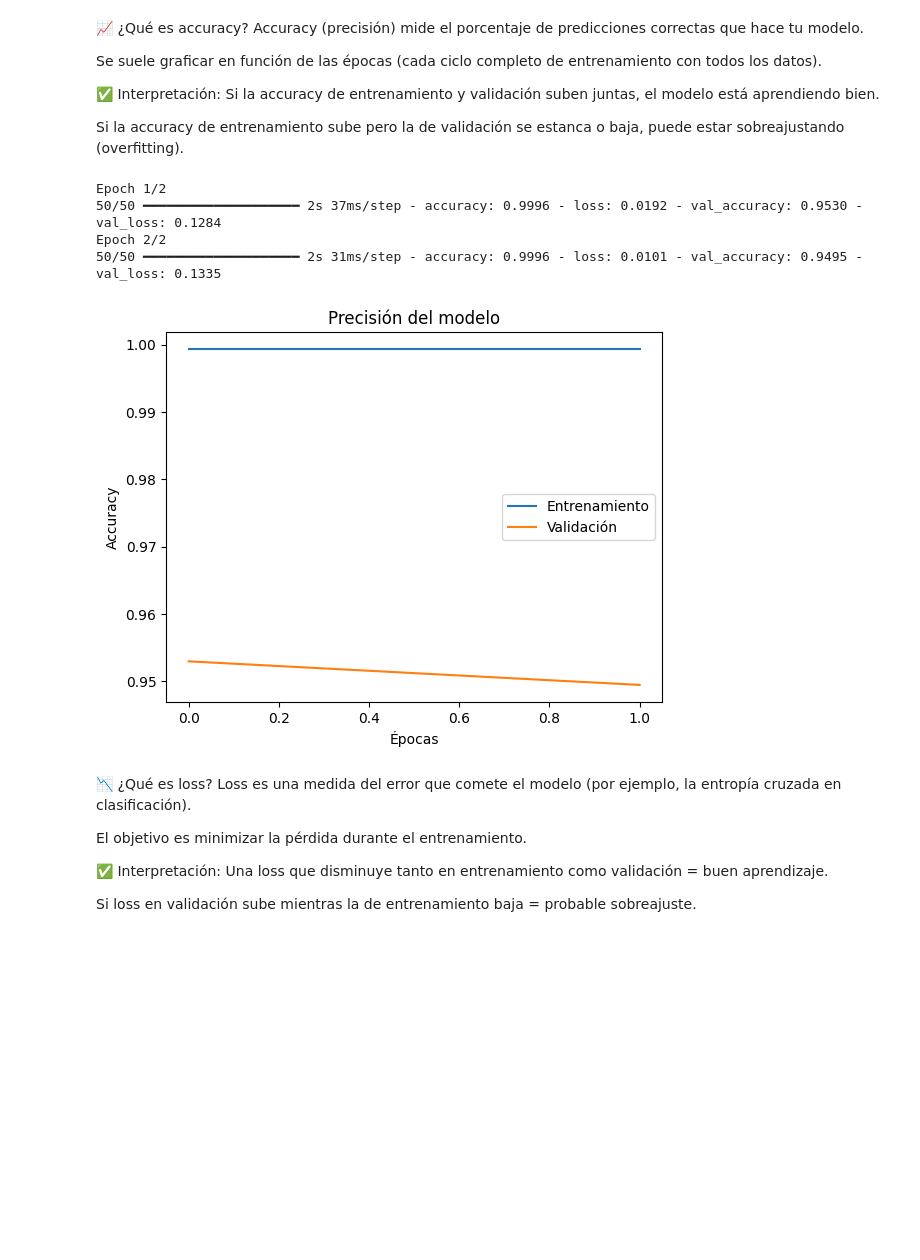
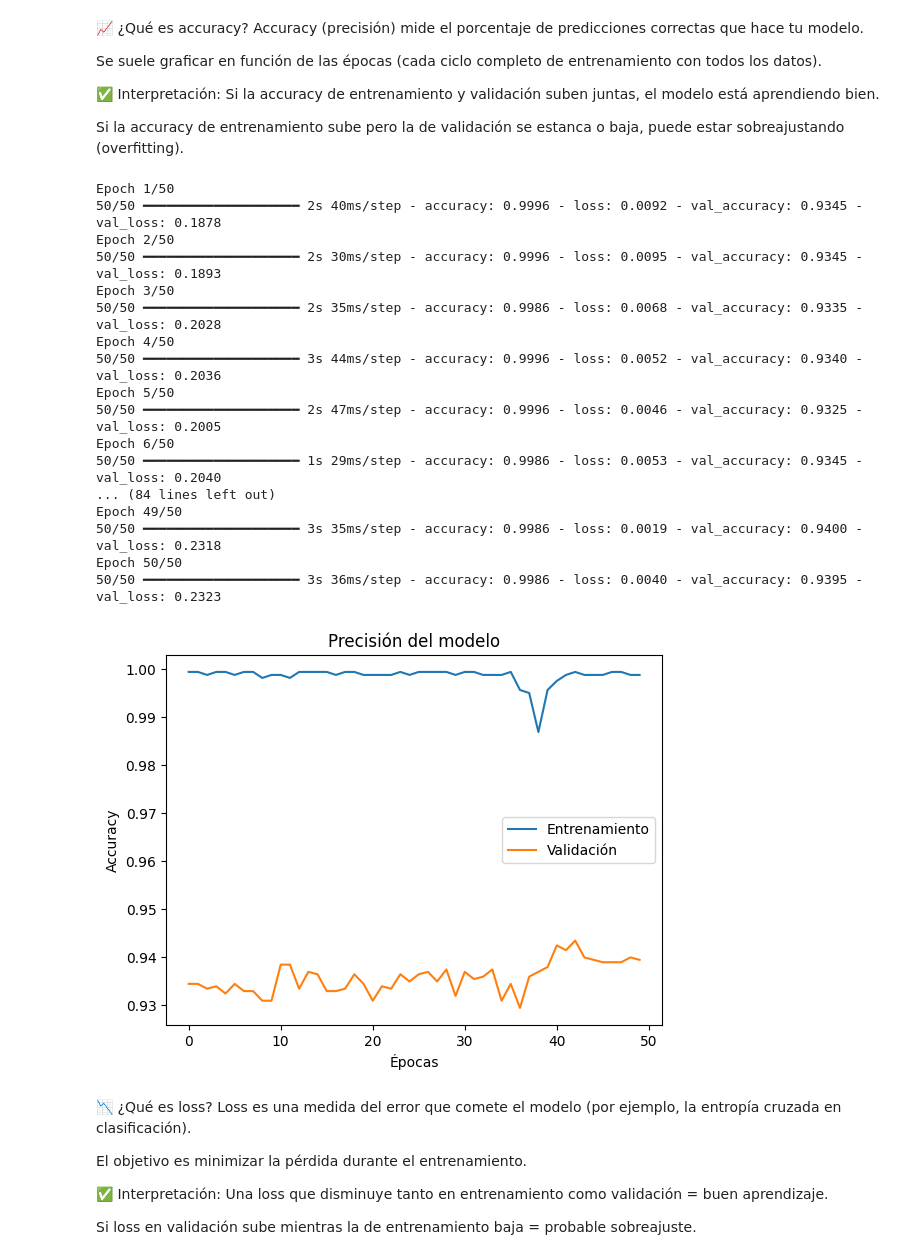
Before and after one commit to Leucocitokiller/Proyecto-Fina-NLP, a Jupyter notebook: Proyecto_final_NLP_Redes_Neuronales_Libenson.ipynb, the cells around one changed output. Cells and saved outputs as stored; diff of their text form; code cells hidden in the pictures; blank space fills up the shorter version.

```diff
--- a/Proyecto_final_NLP_Redes_Neuronales_Libenson.ipynb
+++ b/Proyecto_final_NLP_Redes_Neuronales_Libenson.ipynb
@@ -977,7 +977,7 @@ Desviación estándar: 0.016
 # %% [markdown]
 ### Preprocesamiento de los datos.
 # %%
-from tensorflow.keras.layers import Embedding, SimpleRNN, Dense, Bidirectional
+from tensorflow.keras.layers import Embedding, SimpleRNN, Dense, Bidirectional,Dropout
 
 # Definimos la cantidad máxima de palabras que queremos considerar en el vocabulario
 # max_words es el número máximo de palabras únicas que el tokenizador puede manejar
@@ -1025,6 +1025,8 @@ model = Sequential([
     # SimpleRNN(units=15),  probamos con Bidireccional para ver si mejora el overfitting.
     Bidirectional(SimpleRNN(units=32)),
 
+    Dropout(0.5),  # Apaga el 50% de las neuronas
+
     # Dense layer: A regular densely-connected NN layer.
     # units: The number of output units (1 for binary classification).
     # activation: The activation function ('sigmoid' is good for binary classification output).
@@ -1058,6 +1060,14 @@ print(X)
 # %% [markdown]
 ### Entrenamiento del modelo.
 # %%
+
+from tensorflow.keras.callbacks import EarlyStopping
+#Detiene el entrenamiento cuando el val_loss deja de mejorar.
+early_stop = EarlyStopping(monitor='val_loss', patience=2, restore_best_weights=True)
+
+model.fit(X_train1, y_train1, validation_data=(X, y),
+          epochs=20, batch_size=32, callbacks=[early_stop])
+
 # Entrenamos el modelo usando los datos de entrenamiento y validamos con los datos de prueba
 history = model.fit(
     # 'X_train' son los datos de entrada (características de entrenamiento) y 'y_train' son las etiquetas (resultados deseados) correspondientes
@@ -1069,7 +1079,7 @@ history = model.fit(
 
     # 'batch_size=32' especifica el tamaño del lote de datos que el modelo usará en cada actualización de los pesos
     # En cada paso del entrenamiento, el modelo ajusta sus pesos utilizando 32 ejemplos a la vez
-    batch_size=32,
+    batch_size=100,
 
     # 'validation_data=(X_test, y_test)' se pasa el conjunto de datos de prueba para evaluar el modelo después de cada época
     # Esto permite verificar cómo el modelo está generalizando a nuevos datos (no vistos durante el entrenamiento)
@@ -1185,22 +1204,35 @@ Si la accuracy de entrenamiento y validación suben juntas, el modelo está apre
 
 Si la accuracy de entrenamiento sube pero la de validación se estanca o baja, puede estar sobreajustando (overfitting).
 # %%
-history = model.fit(X_train1, y_train1, epochs=2, validation_data=(X, y),batch_size=32)
+history = model.fit(X_train1, y_train1, epochs=50, validation_data=(X, y),batch_size=32)
 
 # Accuracy
 plt.plot(history.history['accuracy'], label='Entrenamiento')
 plt.plot(history.history['val_accuracy'], label='Validación')
 plt.title('Precisión del modelo')
 plt.xlabel('Épocas')
 plt.ylabel('Accuracy')
 plt.legend()
 plt.show()
 # %% [output]
-Epoch 1/2
-50/50 ━━━━━━━━━━━━━━━━━━━━ 2s 37ms/step - accuracy: 0.9996 - loss: 0.0192 - val_accuracy: 0.9530 - val_loss: 0.1284
-Epoch 2/2
-50/50 ━━━━━━━━━━━━━━━━━━━━ 2s 31ms/step - accuracy: 0.9996 - loss: 0.0101 - val_accuracy: 0.9495 - val_loss: 0.1335
+Epoch 1/50
+50/50 ━━━━━━━━━━━━━━━━━━━━ 2s 40ms/step - accuracy: 0.9996 - loss: 0.0092 - val_accuracy: 0.9345 - val_loss: 0.1878
+Epoch 2/50
+50/50 ━━━━━━━━━━━━━━━━━━━━ 2s 30ms/step - accuracy: 0.9996 - loss: 0.0095 - val_accuracy: 0.9345 - val_loss: 0.1893
+Epoch 3/50
+50/50 ━━━━━━━━━━━━━━━━━━━━ 2s 35ms/step - accuracy: 0.9986 - loss: 0.0068 - val_accuracy: 0.9335 - val_loss: 0.2028
+Epoch 4/50
+50/50 ━━━━━━━━━━━━━━━━━━━━ 3s 44ms/step - accuracy: 0.9996 - loss: 0.0052 - val_accuracy: 0.9340 - val_loss: 0.2036
+Epoch 5/50
+50/50 ━━━━━━━━━━━━━━━━━━━━ 2s 47ms/step - accuracy: 0.9996 - loss: 0.0046 - val_accuracy: 0.9325 - val_loss: 0.2005
+Epoch 6/50
+50/50 ━━━━━━━━━━━━━━━━━━━━ 1s 29ms/step - accuracy: 0.9986 - loss: 0.0053 - val_accuracy: 0.9345 - val_loss: 0.2040
+... (84 lines left out)
+Epoch 49/50
+50/50 ━━━━━━━━━━━━━━━━━━━━ 3s 35ms/step - accuracy: 0.9986 - loss: 0.0019 - val_accuracy: 0.9400 - val_loss: 0.2318
+Epoch 50/50
+50/50 ━━━━━━━━━━━━━━━━━━━━ 3s 36ms/step - accuracy: 0.9986 - loss: 0.0040 - val_accuracy: 0.9395 - val_loss: 0.2323
-[figure, old version]
+[figure, new version]
 # %% [markdown]
 📉 ¿Qué es loss?
 Loss es una medida del error que comete el modelo (por ejemplo, la entropía cruzada en clasificación).
```
Also changed, not shown: parts of 8 cells of this notebook.
